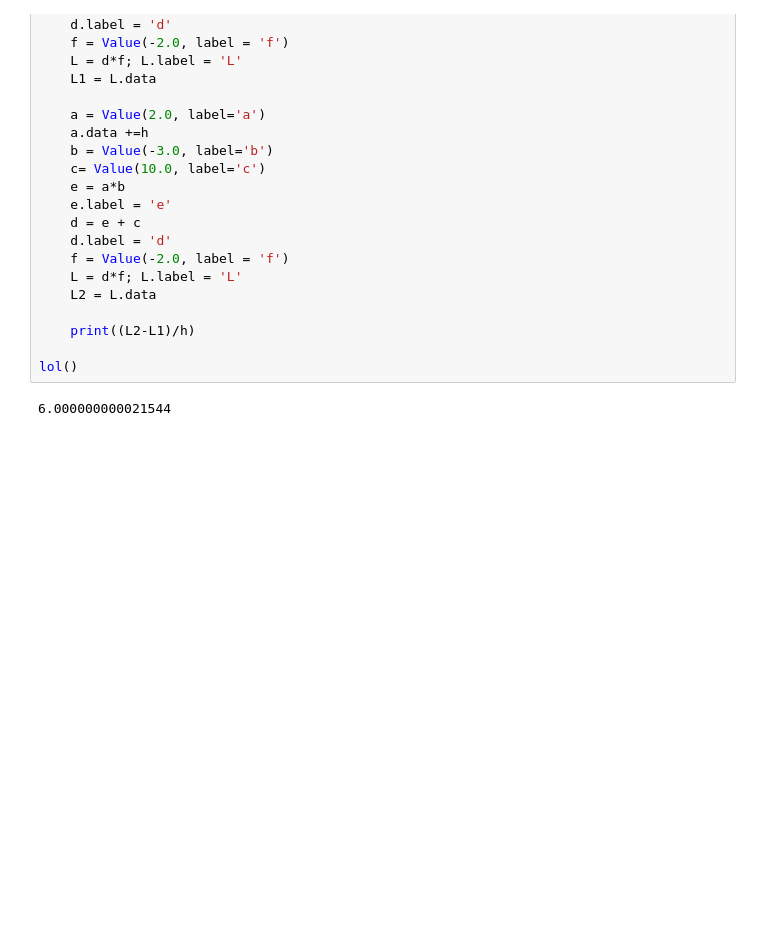
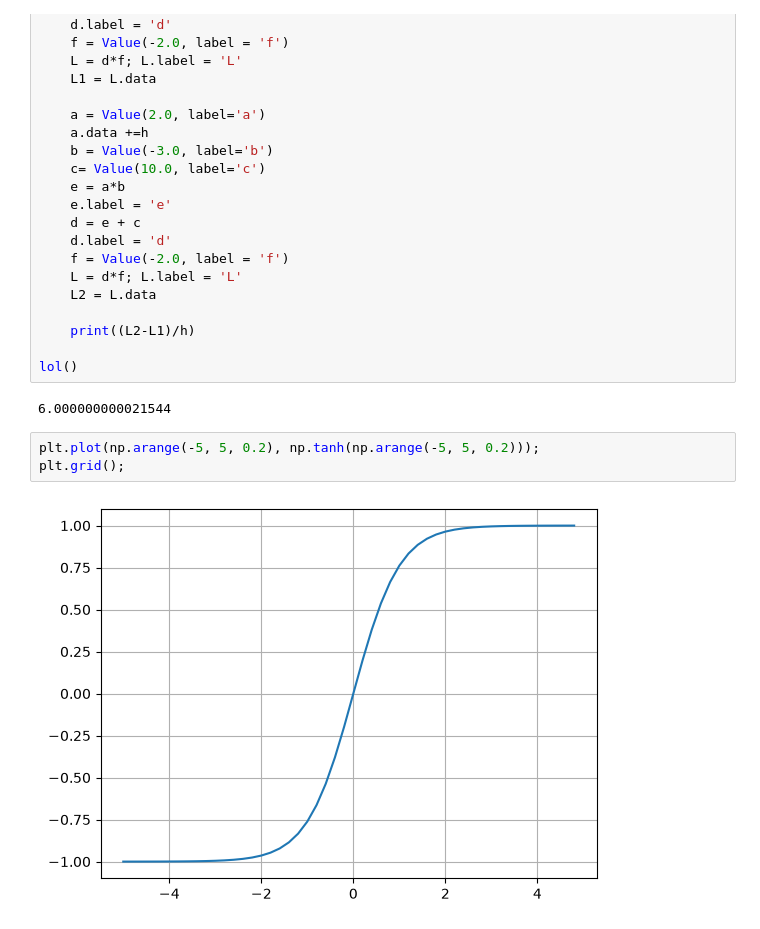
Before and after one commit to mednikovsean/deep-track, a Jupyter notebook: w01-micrograd/micrograd_typealong.ipynb, the cells around one changed output. Cells and saved outputs as stored; diff of their text form; blank space fills up the shorter version.

Commit message:
add tanh function and graphical depiction of neuron

```diff
--- a/w01-micrograd/micrograd_typealong.ipynb
+++ b/w01-micrograd/micrograd_typealong.ipynb
@@ -151,3 +168,8 @@ def lol():
 lol()
 # %% [output]
 6.000000000021544
+# %%
+plt.plot(np.arange(-5, 5, 0.2), np.tanh(np.arange(-5, 5, 0.2)));
+plt.grid();
+# %% [output]
+[figure, added]
```
Also changed, not shown: parts of 4 cells of this notebook.
